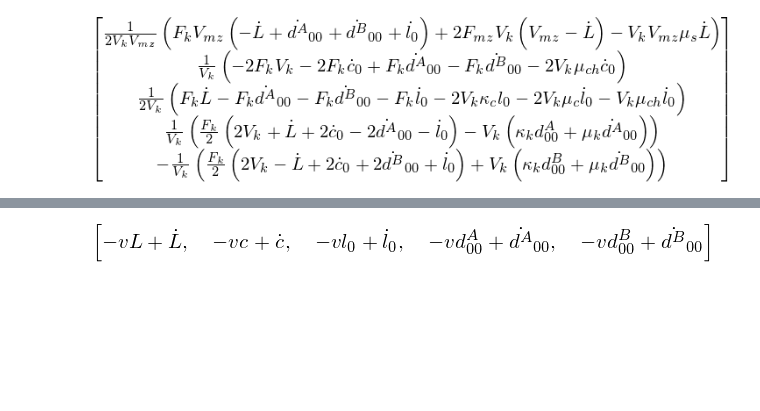
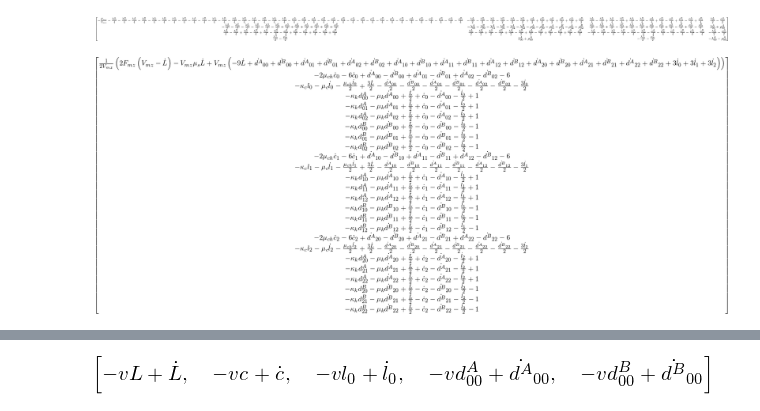
Before and after one commit to glyg/notebooks, a Jupyter notebook: kt_sim/1D spindle.ipynb, the cells around one changed output, grey strips where cells are left out. Saved outputs shown, nothing was run; the diff lists cells and outputs as text; code cells hidden in the pictures; blank space fills up the shorter version.

Commit message:
sympy - substitutons to produce A0 and At matrices

```diff
--- a/kt_sim/1D spindle.ipynb
+++ b/kt_sim/1D spindle.ipynb
@@ -31,19 +28,4 @@ Automatic pdb calling has been turned OFF
 # %%
-spindle = SympySpindle('1D_1_1', N=1, Mk=1)
+spindle = SympySpindle('1D_1_1', N=3, Mk=3)
 # %%
 spindle.kanesmethod()
-# %%
-lbda_A_1 = {site.lbda: 1 for ch in spindle.chromosomes
-                   for site in ch.cen_A.plugsites}
-lbda_B_0 = {site.lbda: 0 for ch in spindle.chromosomes
-                   for site in ch.cen_B.plugsites}
-rho_A_0 = {site.rho: 0 for ch in spindle.chromosomes
-                   for site in ch.cen_A.plugsites}
-rho_B_1 = {site.rho: 1 for ch in spindle.chromosomes
-                   for site in ch.cen_B.plugsites}
-
-subs = {}
-subs.update(lbda_A_1)
-subs.update(lbda_B_0)
-subs.update(rho_A_0)
-subs.update(rho_B_1)
@@ -55,0 +66,9 @@ spindle.KM.kindiffdict()
+# %%
+passive_params = ['mu_s', 'mu_ch', 'mu_c','mu_k',
+                  'kappa_c', 'kappa_k', 'd_0']
+passive_zero = {parameters[name]:0 for name in passive_params}
+
+active_params = ['F_k', 'V_k', 'F_mz', 'V_mz']
+active_zero = {parameters[name]:0 for name in active_params}
+
+adim = {parameters['F_k']:1, parameters['V_k']:1}
@@ -56,9 +79,13 @@ spindle.KM.kindiffdict()
+# %%
+At.subs(adim)[:4, :4]
+# %% [output]
+[figure, added]
 # %%
 eoms.simplify()
 rev_kddict = {v:k for k, v in spindle.KM.kindiffdict().items()}
-eoms.subs(rev_kddict)
+eoms.subs(rev_kddict).subs(adim)
 # %% [output]
-[figure, old version]
+[figure, new version]
 # %%
 spindle.points
 # %% [output]
```
Also changed, not shown: parts of 15 cells of this notebook, 1 other file.
